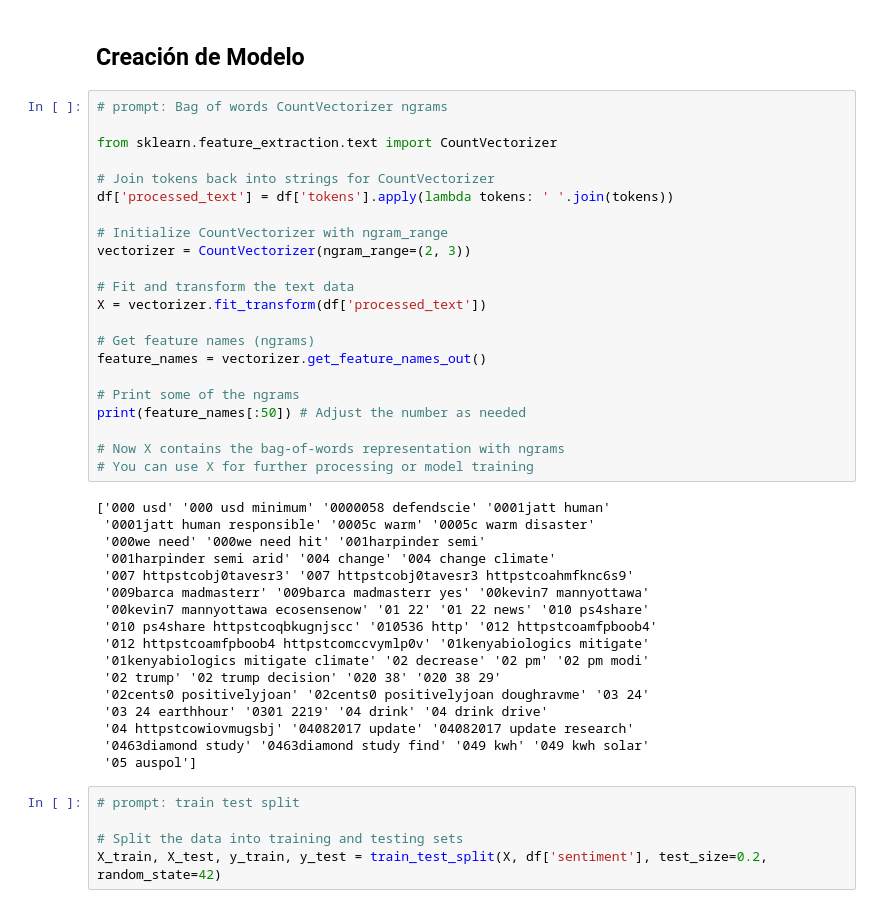
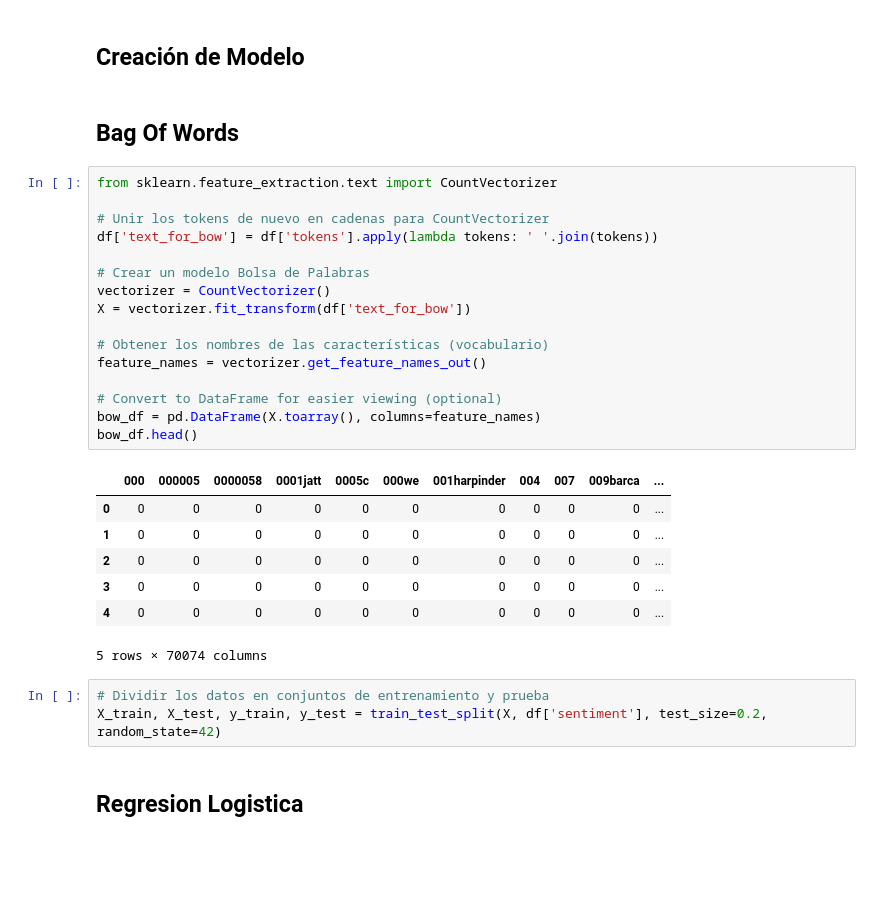
Before and after one commit to gusti011/DSIII, a Jupyter notebook: DSIII.ipynb, the cells around one changed output. Saved outputs shown, nothing was run; the diff lists cells and outputs as text; blank space fills up the shorter version.

```diff
--- a/DSIII.ipynb
+++ b/DSIII.ipynb
@@ -348,48 +360,35 @@ df.head()
 | 4 | 2 | rt @cnalive: pranita biswasi, a l... | 793125156185137153 | 21 | [cnalive, pranita, biswasi, luthe... | 14 |
 # %% [markdown]
 ## **Creación de Modelo**
-# %%
-# prompt: Bag of words CountVectorizer ngrams
-
-from sklearn.feature_extraction.text import CountVectorizer
-
-# Join tokens back into strings for CountVectorizer
-df['processed_text'] = df['tokens'].apply(lambda tokens: ' '.join(tokens))
-
-# Initialize CountVectorizer with ngram_range
-vectorizer = CountVectorizer(ngram_range=(2, 3))
-
-# Fit and transform the text data
-X = vectorizer.fit_transform(df['processed_text'])
-
-# Get feature names (ngrams)
-feature_names = vectorizer.get_feature_names_out()
-
-# Print some of the ngrams
-print(feature_names[:50]) # Adjust the number as needed
-
-# Now X contains the bag-of-words representation with ngrams
-# You can use X for further processing or model training
-# %% [output]
-['000 usd' '000 usd minimum' '0000058 defendscie' '0001jatt human'
- '0001jatt human responsible' '0005c warm' '0005c warm disaster'
- '000we need' '000we need hit' '001harpinder semi'
- '001harpinder semi arid' '004 change' '004 change climate'
- '007 httpstcobj0tavesr3' '007 httpstcobj0tavesr3 httpstcoahmfknc6s9'
- '009barca madmasterr' '009barca madmasterr yes' '00kevin7 mannyottawa'
- '00kevin7 mannyottawa ecosensenow' '01 22' '01 22 news' '010 ps4share'
- '010 ps4share httpstcoqbkugnjscc' '010536 http' '012 httpstcoamfpboob4'
- '012 httpstcoamfpboob4 httpstcomccvymlp0v' '01kenyabiologics mitigate'
- '01kenyabiologics mitigate climate' '02 decrease' '02 pm' '02 pm modi'
- '02 trump' '02 trump decision' '020 38' '020 38 29'
- '02cents0 positivelyjoan' '02cents0 positivelyjoan doughravme' '03 24'
- '03 24 earthhour' '0301 2219' '04 drink' '04 drink drive'
- '04 httpstcowiovmugsbj' '04082017 update' '04082017 update research'
- '0463diamond study' '0463diamond study find' '049 kwh' '049 kwh solar'
- '05 auspol']
+# %% [markdown]
+## **Bag Of Words**
+# %%
+from sklearn.feature_extraction.text import CountVectorizer
+
+# Unir los tokens de nuevo en cadenas para CountVectorizer
+df['text_for_bow'] = df['tokens'].apply(lambda tokens: ' '.join(tokens))
+
+# Crear un modelo Bolsa de Palabras
+vectorizer = CountVectorizer()
+X = vectorizer.fit_transform(df['text_for_bow'])
+
+# Obtener los nombres de las características (vocabulario)
+feature_names = vectorizer.get_feature_names_out()
+
+# Convert to DataFrame for easier viewing (optional)
+bow_df = pd.DataFrame(X.toarray(), columns=feature_names)
+bow_df.head()
+# %% [output]
+|  | 000 | 000005 | 0000058 | 0001jatt | 0005c | 000we | 001harpinder | 004 | 007 | 009barca | ... |
+| 0 | 0 | 0 | 0 | 0 | 0 | 0 | 0 | 0 | 0 | 0 | ... |
+| 1 | 0 | 0 | 0 | 0 | 0 | 0 | 0 | 0 | 0 | 0 | ... |
+| 2 | 0 | 0 | 0 | 0 | 0 | 0 | 0 | 0 | 0 | 0 | ... |
+| 3 | 0 | 0 | 0 | 0 | 0 | 0 | 0 | 0 | 0 | 0 | ... |
+| 4 | 0 | 0 | 0 | 0 | 0 | 0 | 0 | 0 | 0 | 0 | ... |
+5 rows × 70074 columns
 # %%
-# prompt: train test split
-
-# Split the data into training and testing sets
+# Dividir los datos en conjuntos de entrenamiento y prueba
 X_train, X_test, y_train, y_test = train_test_split(X, df['sentiment'], test_size=0.2, random_state=42)
+# %% [markdown]
+## **Regresion Logistica**
 # %%
```
Also changed, not shown: parts of 16 cells of this notebook.
